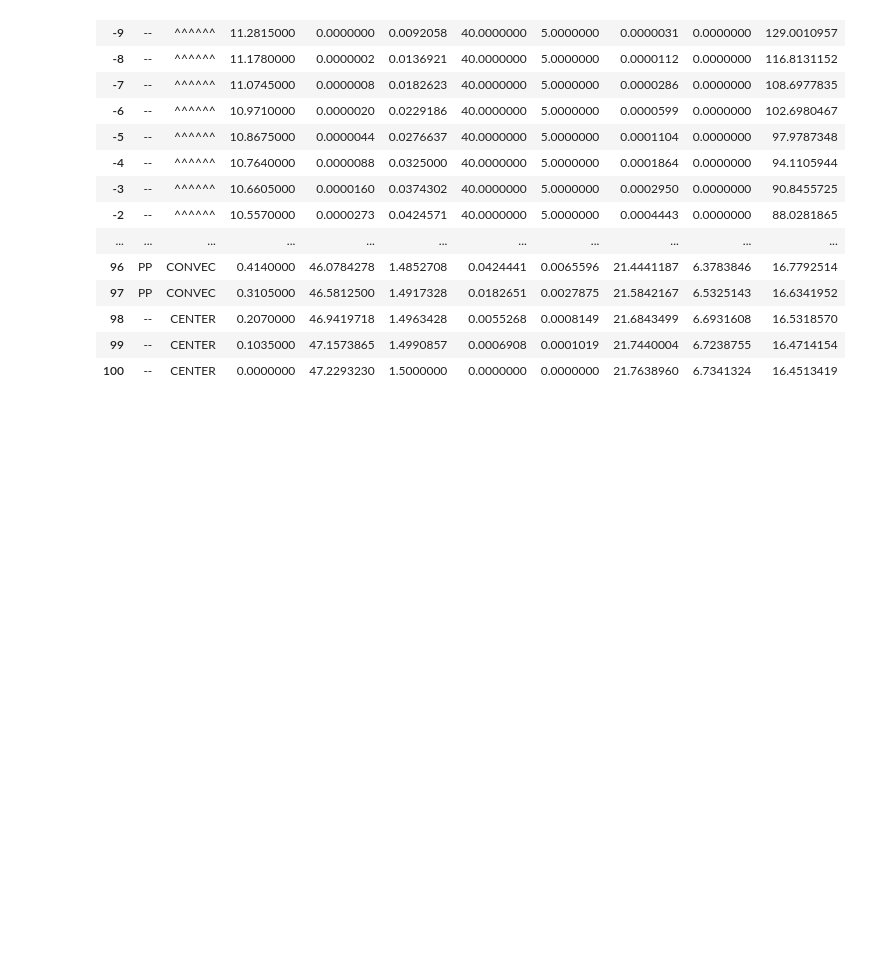
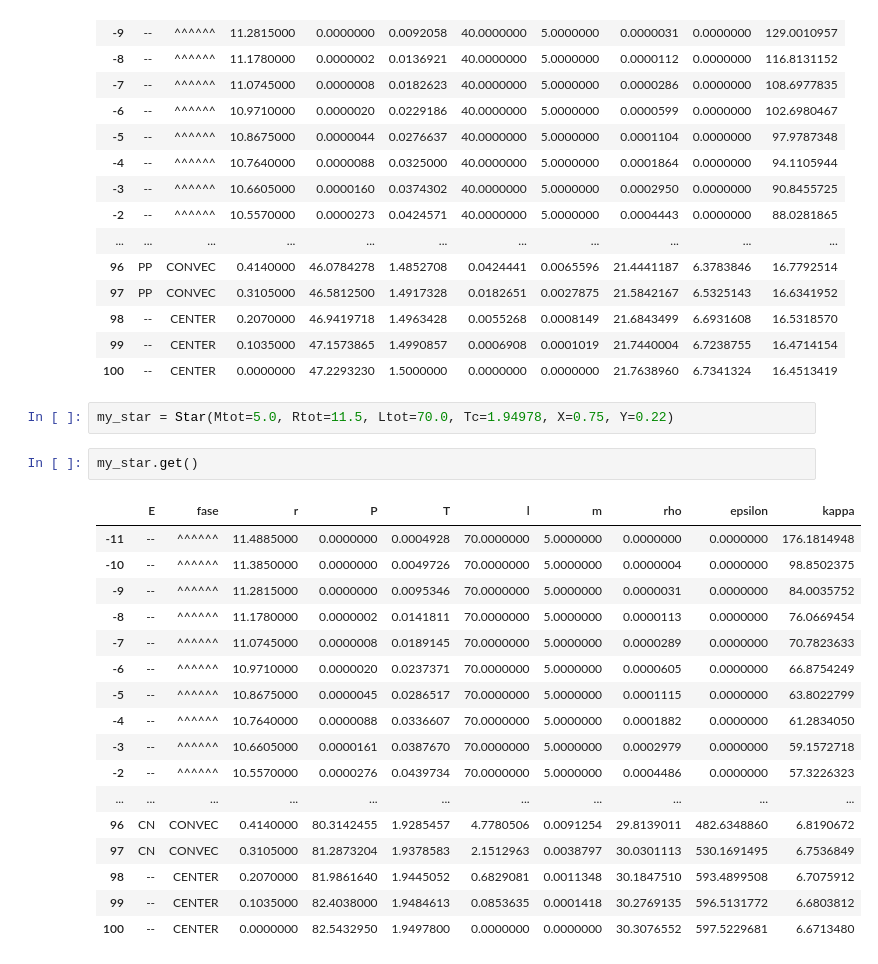
Before and after one commit to gallati/stellarpy, a Jupyter notebook: usage_example.ipynb, the cells around one changed output. Drawn from its saved outputs; the diff is of its cells as text; blank space fills up the shorter version.

```diff
--- a/usage_example.ipynb
+++ b/usage_example.ipynb
@@ -86,3 +86,25 @@ star.get()
 | 98 | -- | CENTER | 0.2070000 | 46.9419718 | 1.4963428 | 0.0055268 | 0.0008149 | 21.6843499 | 6.6931608 | 16.5318570 |
 | 99 | -- | CENTER | 0.1035000 | 47.1573865 | 1.4990857 | 0.0006908 | 0.0001019 | 21.7440004 | 6.7238755 | 16.4714154 |
 | 100 | -- | CENTER | 0.0000000 | 47.2293230 | 1.5000000 | 0.0000000 | 0.0000000 | 21.7638960 | 6.7341324 | 16.4513419 |
+# %%
+my_star = Star(Mtot=5.0, Rtot=11.5, Ltot=70.0, Tc=1.94978, X=0.75, Y=0.22)
+# %%
+my_star.get()
+# %% [output]
+|  | E | fase | r | P | T | l | m | rho | epsilon | kappa |
+| -11 | -- | ^^^^^^ | 11.4885000 | 0.0000000 | 0.0004928 | 70.0000000 | 5.0000000 | 0.0000000 | 0.0000000 | 176.1814948 |
+| -10 | -- | ^^^^^^ | 11.3850000 | 0.0000000 | 0.0049726 | 70.0000000 | 5.0000000 | 0.0000004 | 0.0000000 | 98.8502375 |
+| -9 | -- | ^^^^^^ | 11.2815000 | 0.0000000 | 0.0095346 | 70.0000000 | 5.0000000 | 0.0000031 | 0.0000000 | 84.0035752 |
+| -8 | -- | ^^^^^^ | 11.1780000 | 0.0000002 | 0.0141811 | 70.0000000 | 5.0000000 | 0.0000113 | 0.0000000 | 76.0669454 |
+| -7 | -- | ^^^^^^ | 11.0745000 | 0.0000008 | 0.0189145 | 70.0000000 | 5.0000000 | 0.0000289 | 0.0000000 | 70.7823633 |
+| -6 | -- | ^^^^^^ | 10.9710000 | 0.0000020 | 0.0237371 | 70.0000000 | 5.0000000 | 0.0000605 | 0.0000000 | 66.8754249 |
+| -5 | -- | ^^^^^^ | 10.8675000 | 0.0000045 | 0.0286517 | 70.0000000 | 5.0000000 | 0.0001115 | 0.0000000 | 63.8022799 |
+| -4 | -- | ^^^^^^ | 10.7640000 | 0.0000088 | 0.0336607 | 70.0000000 | 5.0000000 | 0.0001882 | 0.0000000 | 61.2834050 |
+| -3 | -- | ^^^^^^ | 10.6605000 | 0.0000161 | 0.0387670 | 70.0000000 | 5.0000000 | 0.0002979 | 0.0000000 | 59.1572718 |
+| -2 | -- | ^^^^^^ | 10.5570000 | 0.0000276 | 0.0439734 | 70.0000000 | 5.0000000 | 0.0004486 | 0.0000000 | 57.3226323 |
+| ... | ... | ... | ... | ... | ... | ... | ... | ... | ... | ... |
+| 96 | CN | CONVEC | 0.4140000 | 80.3142455 | 1.9285457 | 4.7780506 | 0.0091254 | 29.8139011 | 482.6348860 | 6.8190672 |
+| 97 | CN | CONVEC | 0.3105000 | 81.2873204 | 1.9378583 | 2.1512963 | 0.0038797 | 30.0301113 | 530.1691495 | 6.7536849 |
+| 98 | -- | CENTER | 0.2070000 | 81.9861640 | 1.9445052 | 0.6829081 | 0.0011348 | 30.1847510 | 593.4899508 | 6.7075912 |
+| 99 | -- | CENTER | 0.1035000 | 82.4038000 | 1.9484613 | 0.0853635 | 0.0001418 | 30.2769135 | 596.5131772 | 6.6803812 |
+| 100 | -- | CENTER | 0.0000000 | 82.5432950 | 1.9497800 | 0.0000000 | 0.0000000 | 30.3076552 | 597.5229681 | 6.6713480 |
```
Also changed, not shown: 6 other files.
